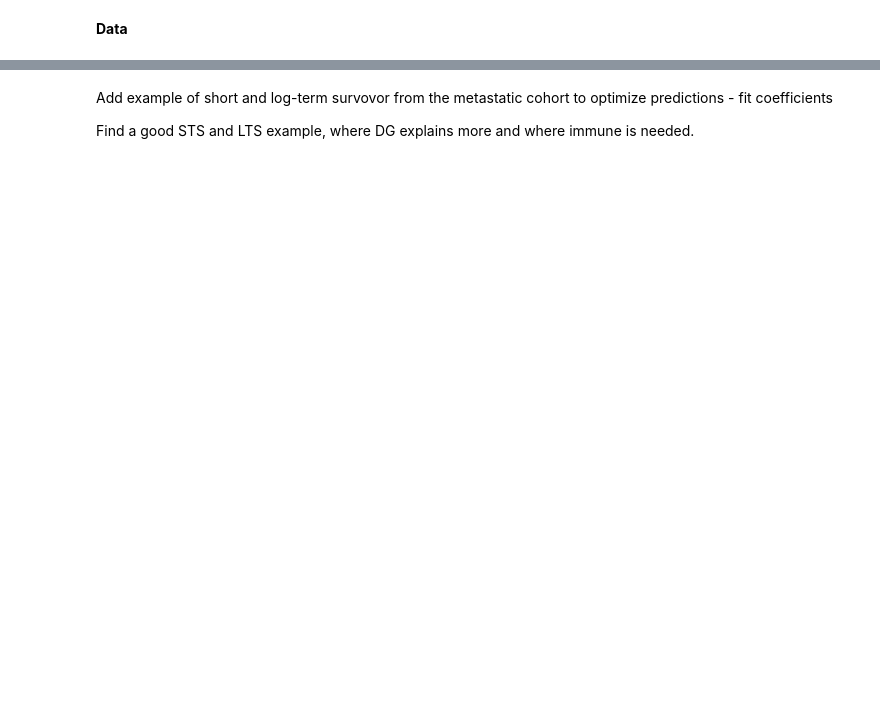
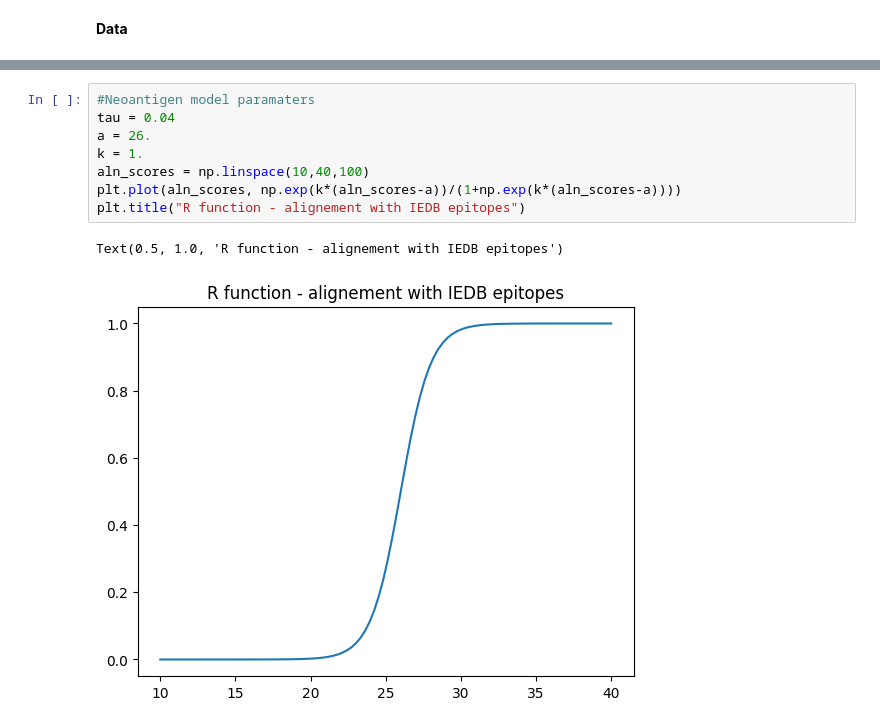
Before and after one commit to LukszaLab/CFITworkshop, a Jupyter notebook: Immunoediting.ipynb, the cells around one changed output, grey strips where cells are left out. Saved outputs shown, nothing was run; the diff lists cells and outputs as text; blank space fills up the shorter version.

```diff
--- a/Immunoediting.ipynb
+++ b/Immunoediting.ipynb
@@ -299,4 +107,11 @@ dict_keys(['topology', 'score'])
-# %% [markdown]
-Add example of short and log-term survovor from the metastatic cohort to optimize predictions - fit coefficients
-
-Find a good STS and LTS example, where DG explains more and where immune is needed.
+# %%
+#Neoantigen model paramaters
+tau = 0.04
+a = 26.
+k = 1.
+aln_scores = np.linspace(10,40,100)
+plt.plot(aln_scores, np.exp(k*(aln_scores-a))/(1+np.exp(k*(aln_scores-a))))
+plt.title("R function - alignement with IEDB epitopes")
+# %% [output]
+Text(0.5, 1.0, 'R function - alignement with IEDB epitopes')
+[figure, added]
```
Also changed, not shown: parts of 51 cells of this notebook.
